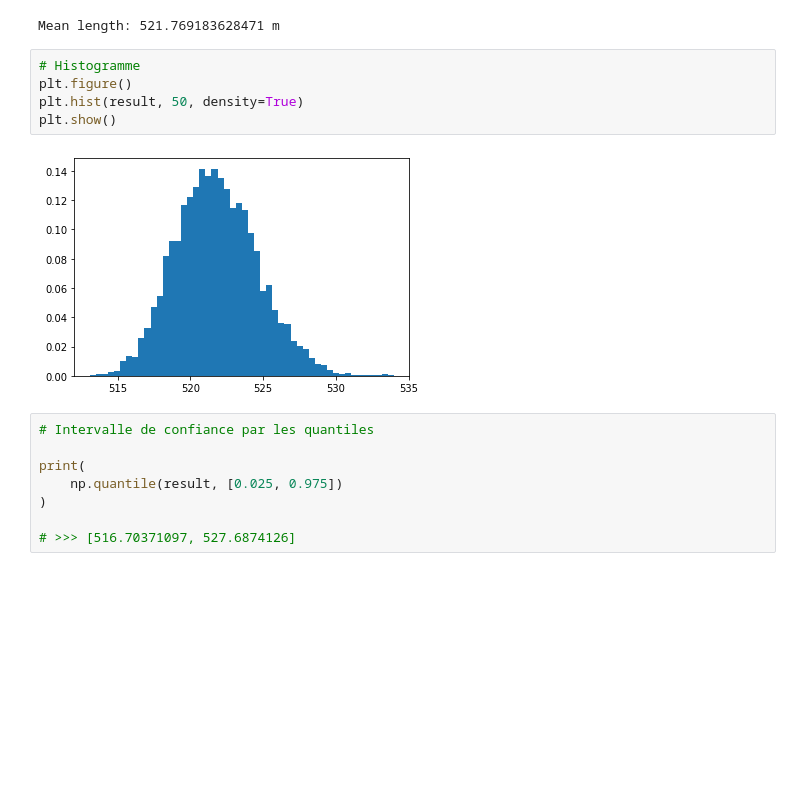
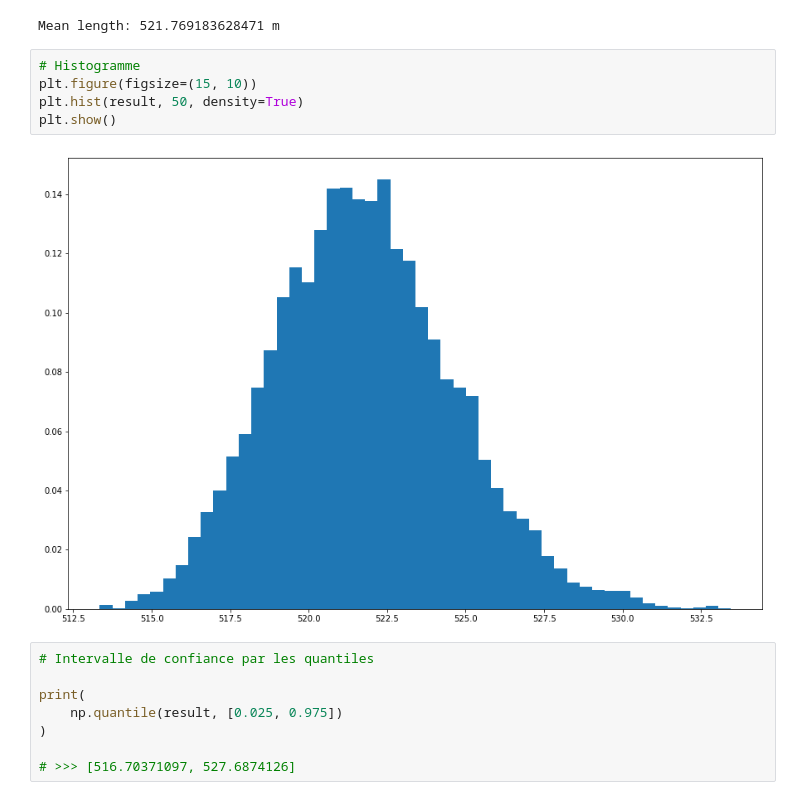
Before and after one commit to ahernot/UE11-probabilites, a Jupyter notebook: projAnatole.ipynb, the cells around one changed output. Saved outputs shown, nothing was run; the diff lists cells and outputs as text; blank space fills up the shorter version.

```diff
--- a/projAnatole.ipynb
+++ b/projAnatole.ipynb
@@ -347,11 +350,11 @@ print(f'Mean length: {mean_length} m')
 Mean length: 521.769183628471 m
 # %%
 # Histogramme
-plt.figure()
+plt.figure(figsize=(15, 10))
 plt.hist(result, 50, density=True)
 plt.show()
 # %% [output]
-[figure, old version]
+[figure, new version]
 # %%
 # Intervalle de confiance par les quantiles
 
```
Also changed, not shown: parts of 3 cells of this notebook.
